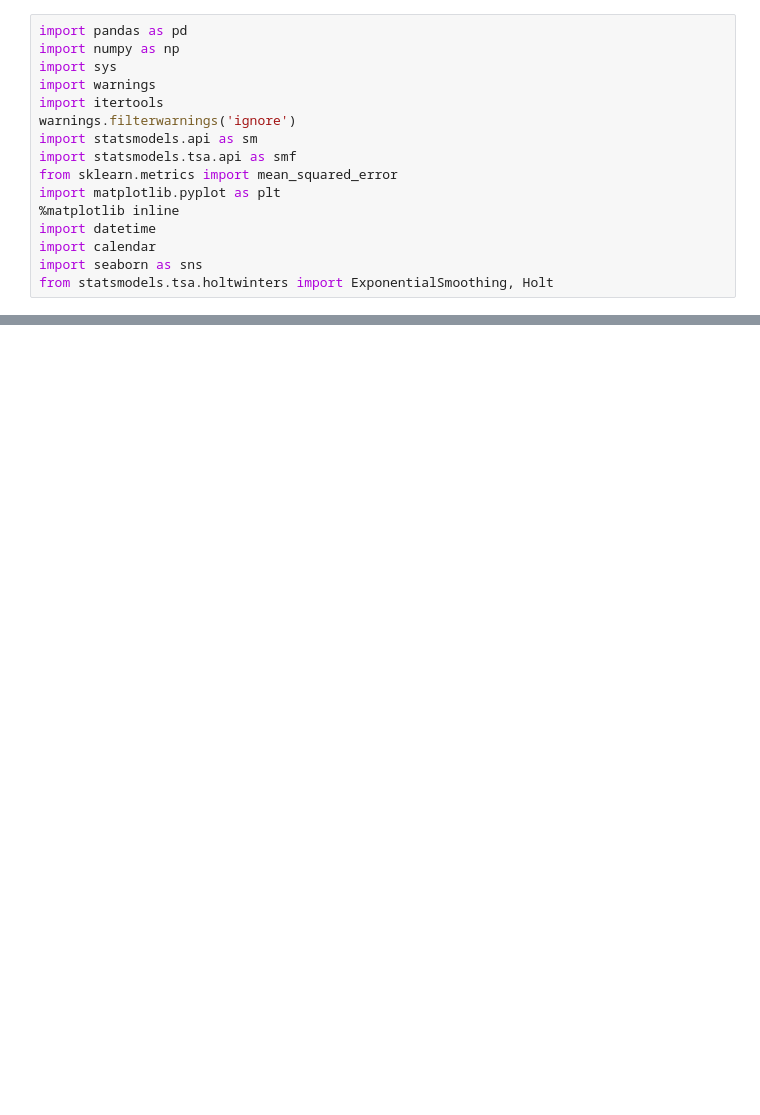
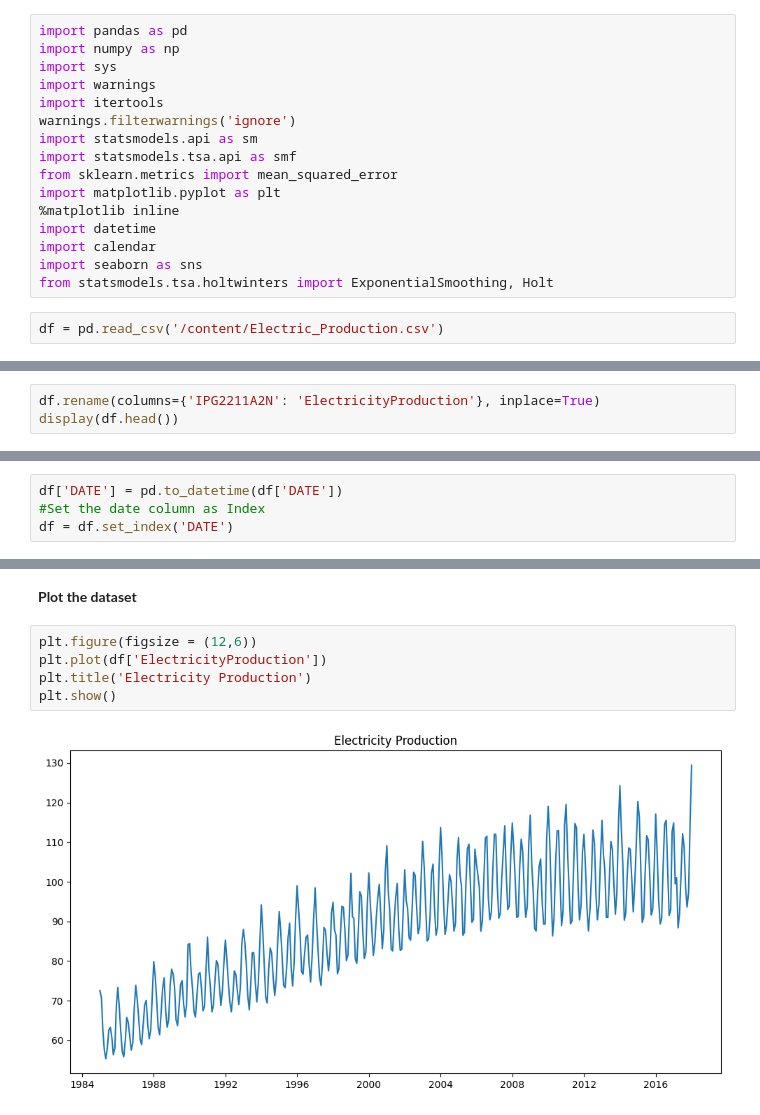
Before and after one commit to muniappabalaji/TimeSeries, a Jupyter notebook: Electric_Production_TimeSeries_October2025_GL.ipynb, the cells around one changed output, grey strips where cells are left out. Cells and saved outputs as stored; diff of their text form; blank space fills up the shorter version.

```diff
--- a/Electric_Production_TimeSeries_October2025_GL.ipynb
+++ b/Electric_Production_TimeSeries_October2025_GL.ipynb
@@ -34,3 +36,5 @@ import datetime
 import calendar
 import seaborn as sns
 from statsmodels.tsa.holtwinters import ExponentialSmoothing, Holt
+# %%
+df = pd.read_csv('/content/Electric_Production.csv')
@@ -36,0 +73,3 @@ from statsmodels.tsa.holtwinters import ExponentialSmoothing, Holt
+# %%
+df.rename(columns={'IPG2211A2N': 'ElectricityProduction'}, inplace=True)
+display(df.head())
@@ -36,0 +83,4 @@ from statsmodels.tsa.holtwinters import ExponentialSmoothing, Holt
+# %%
+df['DATE'] = pd.to_datetime(df['DATE'])
+#Set the date column as Index
+df = df.set_index('DATE')
@@ -36,0 +108,9 @@ from statsmodels.tsa.holtwinters import ExponentialSmoothing, Holt
+# %% [markdown]
+**Plot the dataset**
+# %%
+plt.figure(figsize = (12,6))
+plt.plot(df['ElectricityProduction'])
+plt.title('Electricity Production')
+plt.show()
+# %% [output]
+[figure, added]
```
Also changed, not shown: parts of 14 cells of this notebook.
